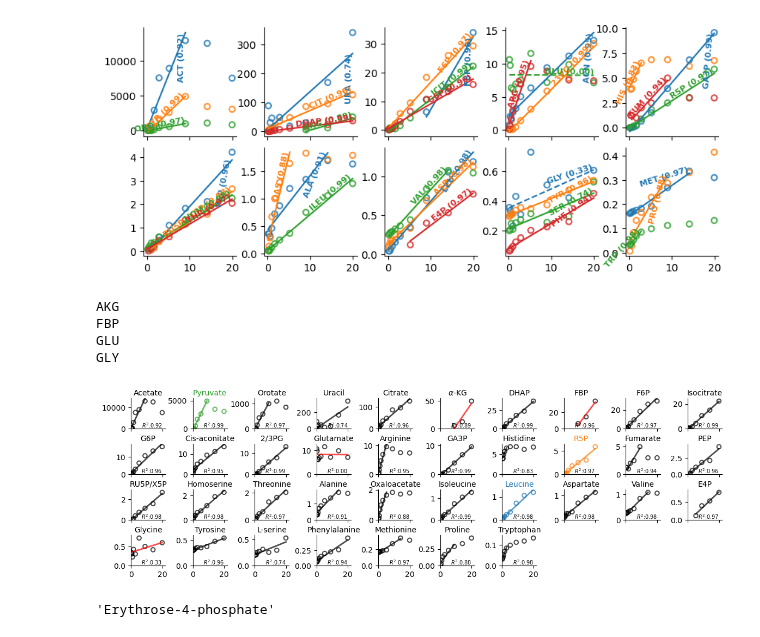
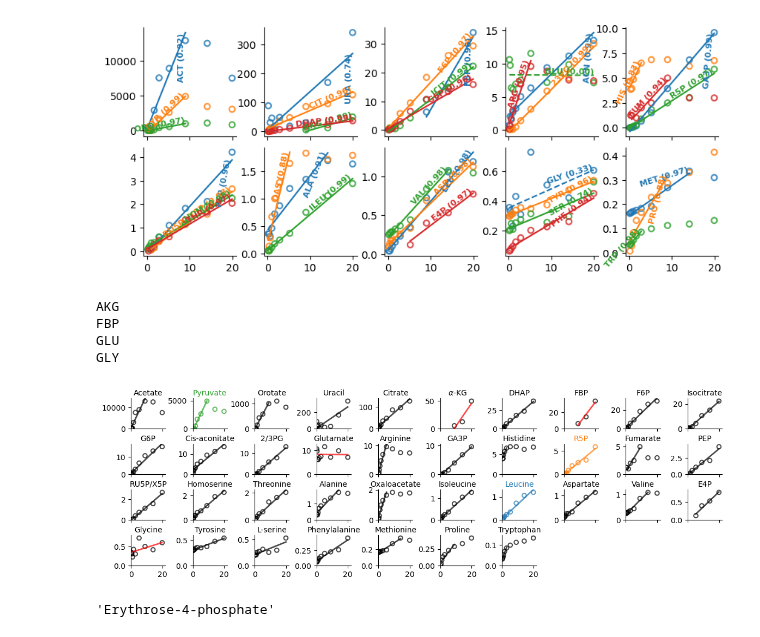
Before and after one commit to sulheim/metabolite-release, a Jupyter notebook: notebooks/1_release_rates/4_div/4G_make_figure_1B_rate_estimate.ipynb, the cells around one changed output. Saved outputs shown, nothing was run; the diff lists cells and outputs as text; code cells hidden in the pictures.

Commit message:
Update figures

```diff
--- a/notebooks/1_release_rates/4_div/4G_make_figure_1B_rate_estimate.ipynb
+++ b/notebooks/1_release_rates/4_div/4G_make_figure_1B_rate_estimate.ipynb
@@ -210,38 +210,38 @@ for i, c in enumerate(plot_order):
                        facecolor='none', linewidth=1.5)
             # ax.legend(loc='upper left', fontsize='x-small',
             #           bbox_to_anchor=(0, 1), borderaxespad=0.4, ncols = 2)
 
     res = scipy.stats.linregress(df_auc.loc[idx, 'AUC'], rate_conc)
     x_fit = np.linspace(df_auc.loc[idx, 'AUC'].min(), df_auc.loc[idx, 'AUC'].max(), 3, endpoint=True)
     y_fit = fun(x_fit, res.slope, res.intercept)
     ymax = ax_conc.max()
     ax.set_ylim(0, ymax*1.1)
     ax.set_xlim(0, auc_end_exp_phase*1.1)
 
     if (res.rvalue**2 > 0.5) and (res.pvalue < 0.05):
         ax.plot(x_fit, y_fit, color=abrv_to_color[c], linestyle='-', linewidth=2, alpha = 0.7)#f'C{i}'
     else:
         ax.plot(x_fit, y_fit, color='r', linestyle='-', linewidth=2, alpha = 0.7)#f'C{i}'
         print(c)
-    ax.text(20, 0,
-        f"$R^2$:{res.rvalue**2:.2f}",
-        color='k', fontsize=7, va='bottom', ha='right',
-    )
+    # ax.text(20, 0,
+    #     f"$R^2$:{res.rvalue**2:.2f}",
+    #     color='k', fontsize=7, va='bottom', ha='right',
+    # )
 plt.subplots_adjust(hspace=0.5, wspace=0.8)
 
 sns.despine()
 i+=1
 while i < 40:  # Fill remaining axes with empty plots
     ax = axes[i]
     ax.axis('off')
     i += 1
 plt.savefig(figure_folder / f"figure_1B_rate_estimate_all.pdf", bbox_inches='tight')
 # %% [output]
 AKG
 FBP
 GLU
 GLY
-[figure, old version]
+[figure, new version]
 # %%
 met_abrv_to_name['E4P']
 # %% [output]
```
Also changed, not shown: 4 other files.
